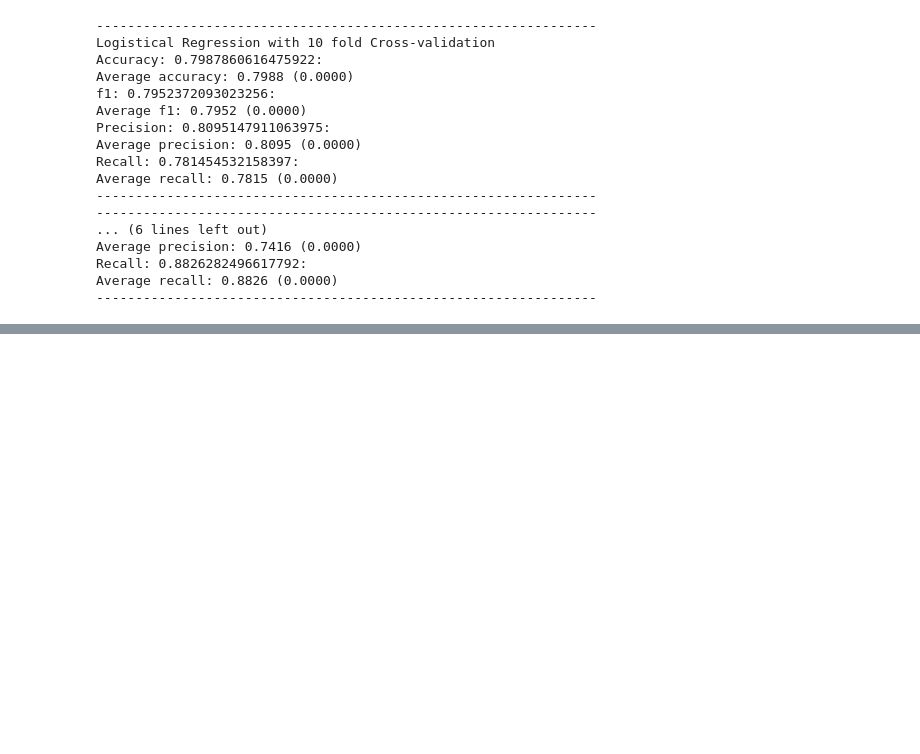
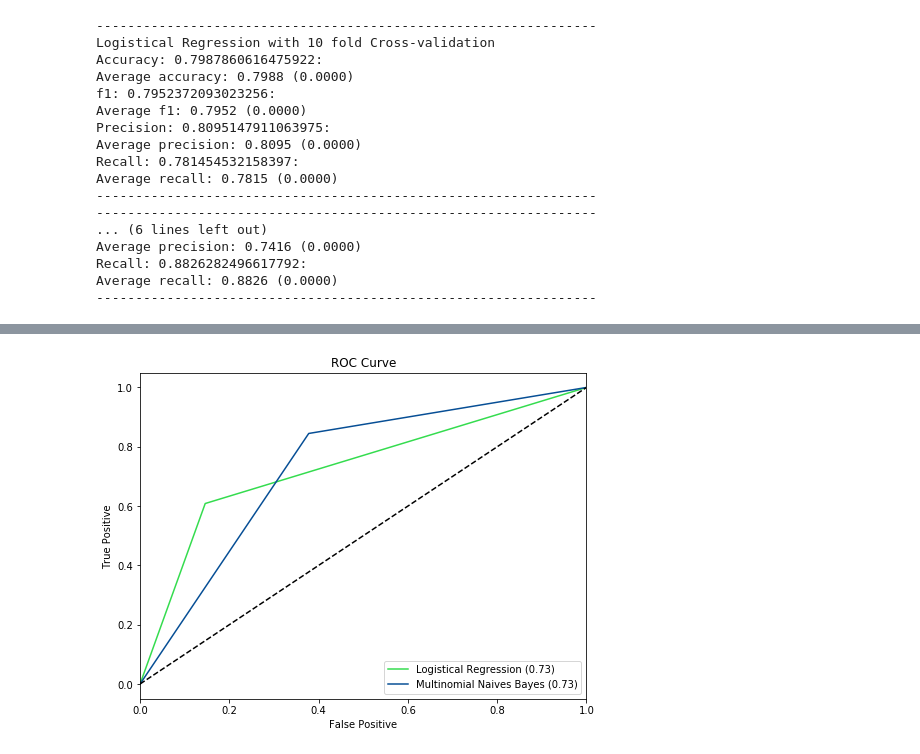
Before and after one commit to alexchung1233/reddit-depression-classification, a Jupyter notebook: reddit_depression_classifier.ipynb, the cells around one changed output, grey strips where cells are left out. Cells and saved outputs as stored; diff of their text form; code cells hidden in the pictures; blank space fills up the shorter version.

```diff
--- a/reddit_depression_classifier.ipynb
+++ b/reddit_depression_classifier.ipynb
@@ -230,5 +230,5 @@ Average recall: 0.8826 (0.0000)
 models = [('Logistical Regression',LogisticRegression()),('Multinomial Naives Bayes',MultinomialNB())]
 y_bigrams =  preprocessed_df_bigrams["label"]
 X_bigrams =X_vect_bigrams
-df_predictions_bigrams=classifier(X_bigrans,y,models,10)
+df_predictions_bigrams=classifier(X_bigrams,y_bigrams,models,10)
 # %% [output]
@@ -238,2 +256,4 @@ graph_roc_curve(df_predictions_unigrams,y)
 # %%
-graph_roc_curve(df_predictions_bigrams,y)
+graph_roc_curve(df_predictions_bigrams,y_bigrams)
+# %% [output]
+[figure, added]
```
Also changed, not shown: parts of 3 cells of this notebook.
